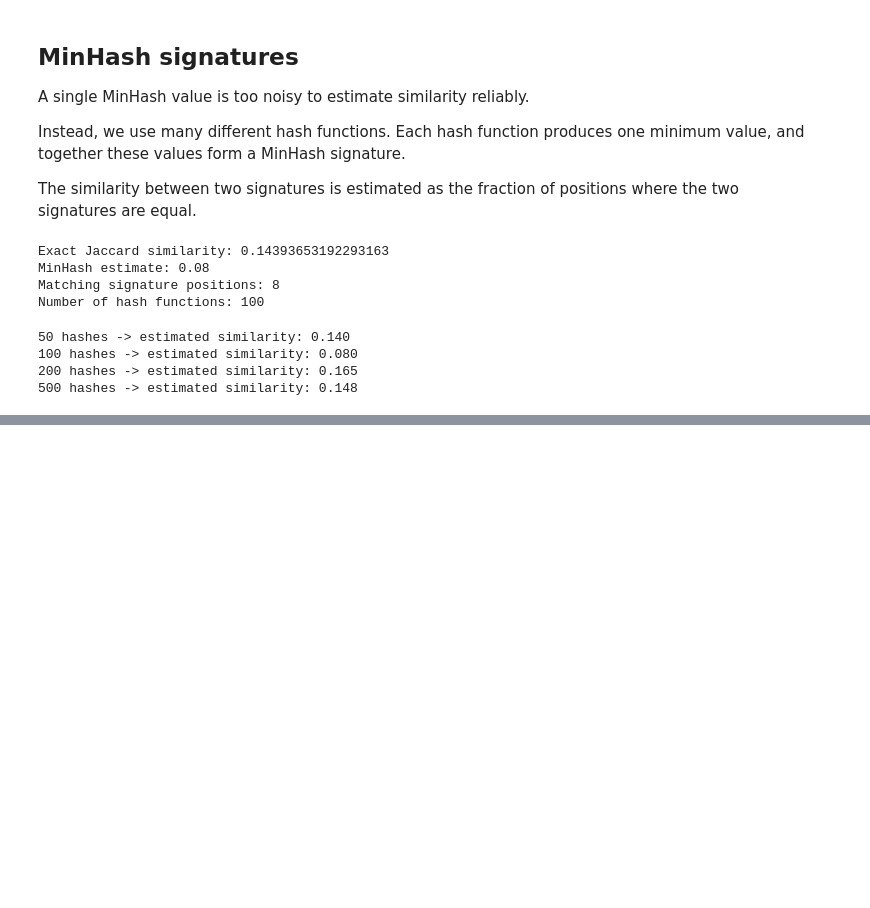
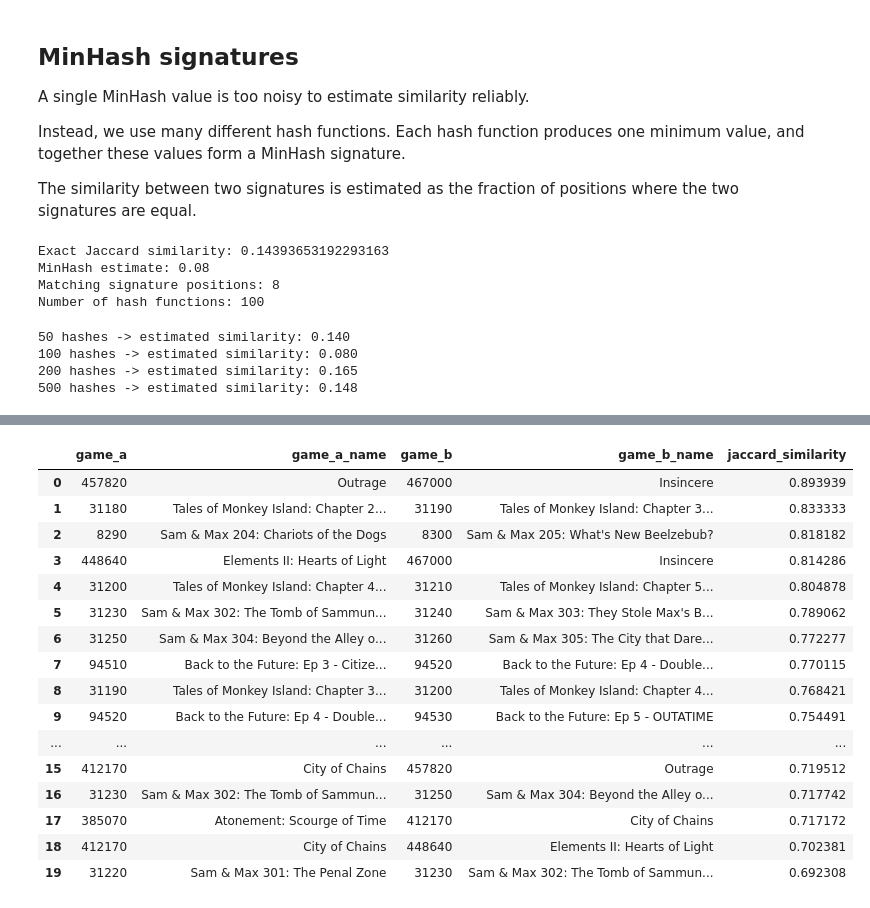
Before and after one commit to oli00tyran/02807-comp_tools_project, a Jupyter notebook: notebooks/03_minhash_lsh.ipynb, the cells around one changed output, grey strips where cells are left out. Drawn from its saved outputs; the diff is of its cells as text; code cells hidden in the pictures; blank space fills up the shorter version.

```diff
--- a/notebooks/03_minhash_lsh.ipynb
+++ b/notebooks/03_minhash_lsh.ipynb
@@ -491,0 +1056,8 @@ for num_hashes in [50, 100, 200, 500]:
+# %%
+top_similarities = (
+    candidate_similarities
+    .sort_values("jaccard_similarity", ascending=False)
+    .head(20)
+)
+
+top_similarities
@@ -491,0 +1086,60 @@ for num_hashes in [50, 100, 200, 500]:
+# %%
+# Use game names from the interaction dataset because every game in our
+# behavioural analysis is represented here, including games without metadata.
+game_names = (
+    interactions[["game_id", "game_name"]]
+    .drop_duplicates(subset=["game_id"])
+)
+
+
+top_similarities_named = (
+    top_similarities
+    .merge(
+        game_names.rename(
+            columns={
+                "game_id": "game_a",
+                "game_name": "game_a_name"
+            }
+        ),
+        on="game_a",
+        how="left"
+    )
+    .merge(
+        game_names.rename(
+            columns={
+                "game_id": "game_b",
+                "game_name": "game_b_name"
+            }
+        ),
+        on="game_b",
+        how="left"
+    )
+)
+
+top_similarities_named[
+    [
+        "game_a",
+        "game_a_name",
+        "game_b",
+        "game_b_name",
+        "jaccard_similarity"
+    ]
+]
+# %% [output]
+|  | game_a | game_a_name | game_b | game_b_name | jaccard_similarity |
+| 0 | 457820 | Outrage | 467000 | Insincere | 0.893939 |
+| 1 | 31180 | Tales of Monkey Island: Chapter 2... | 31190 | Tales of Monkey Island: Chapter 3... | 0.833333 |
+| 2 | 8290 | Sam & Max 204: Chariots of the Dogs | 8300 | Sam & Max 205: What's New Beelzebub? | 0.818182 |
+| 3 | 448640 | Elements II: Hearts of Light | 467000 | Insincere | 0.814286 |
+| 4 | 31200 | Tales of Monkey Island: Chapter 4... | 31210 | Tales of Monkey Island: Chapter 5... | 0.804878 |
+| 5 | 31230 | Sam & Max 302: The Tomb of Sammun... | 31240 | Sam & Max 303: They Stole Max's B... | 0.789062 |
+| 6 | 31250 | Sam & Max 304: Beyond the Alley o... | 31260 | Sam & Max 305: The City that Dare... | 0.772277 |
+| 7 | 94510 | Back to the Future: Ep 3 - Citize... | 94520 | Back to the Future: Ep 4 - Double... | 0.770115 |
+| 8 | 31190 | Tales of Monkey Island: Chapter 3... | 31200 | Tales of Monkey Island: Chapter 4... | 0.768421 |
+| 9 | 94520 | Back to the Future: Ep 4 - Double... | 94530 | Back to the Future: Ep 5 - OUTATIME | 0.754491 |
+| ... | ... | ... | ... | ... | ... |
+| 15 | 412170 | City of Chains | 457820 | Outrage | 0.719512 |
+| 16 | 31230 | Sam & Max 302: The Tomb of Sammun... | 31250 | Sam & Max 304: Beyond the Alley o... | 0.717742 |
+| 17 | 385070 | Atonement: Scourge of Time | 412170 | City of Chains | 0.717172 |
+| 18 | 412170 | City of Chains | 448640 | Elements II: Hearts of Light | 0.702381 |
+| 19 | 31220 | Sam & Max 301: The Penal Zone | 31230 | Sam & Max 302: The Tomb of Sammun... | 0.692308 |
```
Also changed, not shown: parts of 36 cells of this notebook, 1 other file.
